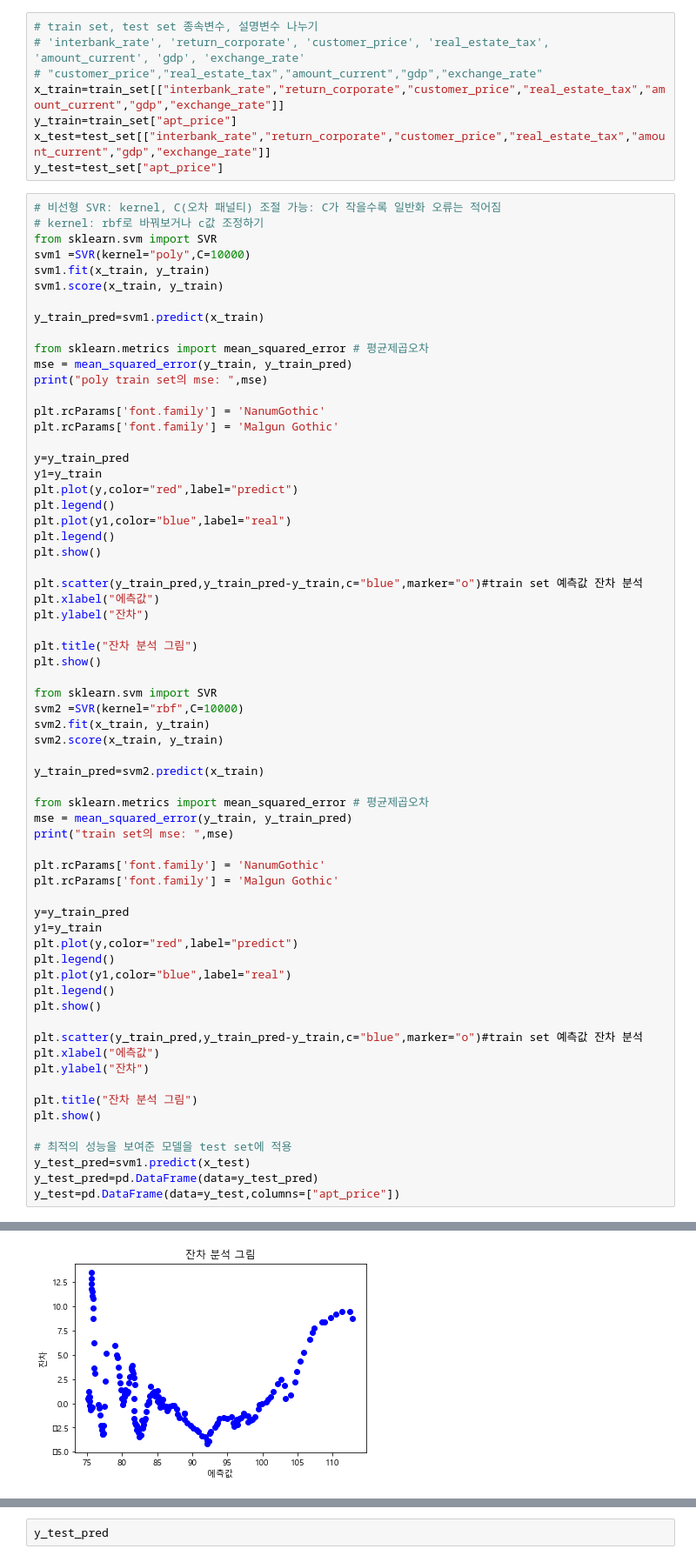
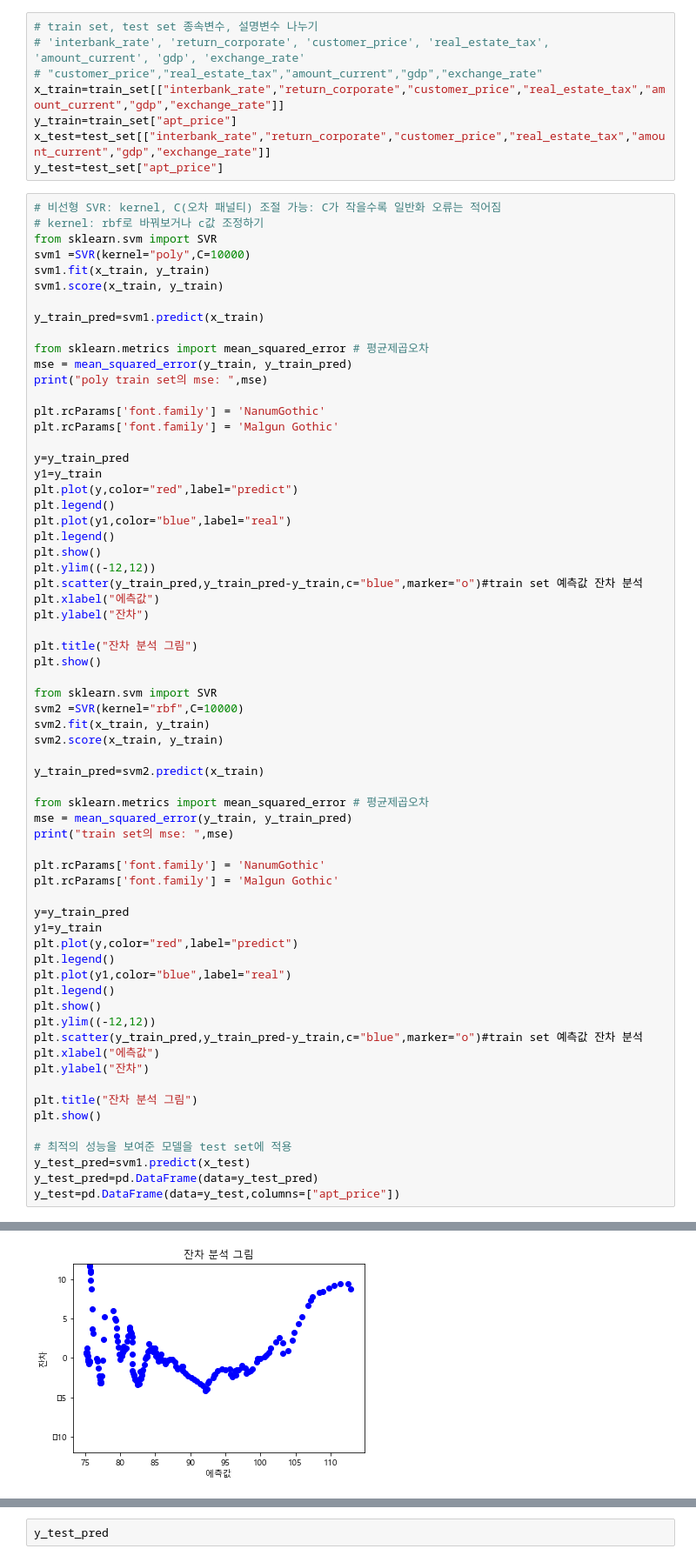
Before and after one commit to jjun-0824/-, a Jupyter notebook: 기말과제 코드.ipynb, the cells around one changed output, grey strips where cells are left out. Shown: that part at 87% size. Drawn from its saved outputs; the diff is of its cells as text.

```diff
--- a/기말과제 코드.ipynb
+++ b/기말과제 코드.ipynb
@@ -260,7 +260,7 @@ plt.legend()
 plt.plot(y1,color="blue",label="real")
 plt.legend()
 plt.show()
-
+plt.ylim((-12,12))
 plt.scatter(y_train_pred,y_train_pred-y_train,c="blue",marker="o")#train set 예측값 잔차 분석
 plt.xlabel("에측값")
 plt.ylabel("잔차")
@@ -276,34 +276,34 @@ svm2.score(x_train, y_train)
 y_train_pred=svm2.predict(x_train)
 
 from sklearn.metrics import mean_squared_error # 평균제곱오차
 mse = mean_squared_error(y_train, y_train_pred)
 print("train set의 mse: ",mse)
 
 plt.rcParams['font.family'] = 'NanumGothic'
 plt.rcParams['font.family'] = 'Malgun Gothic'
 
 y=y_train_pred
 y1=y_train
 plt.plot(y,color="red",label="predict")
 plt.legend()
 plt.plot(y1,color="blue",label="real")
 plt.legend()
 plt.show()
-
+plt.ylim((-12,12))
 plt.scatter(y_train_pred,y_train_pred-y_train,c="blue",marker="o")#train set 예측값 잔차 분석
 plt.xlabel("에측값")
 plt.ylabel("잔차")
 
 plt.title("잔차 분석 그림")
 plt.show()
 
 # 최적의 성능을 보여준 모델을 test set에 적용
 y_test_pred=svm1.predict(x_test)
 y_test_pred=pd.DataFrame(data=y_test_pred)
 y_test=pd.DataFrame(data=y_test,columns=["apt_price"])
 # %% [output]
 poly train set의 mse:  15.677587399414008
 [figure]
-[figure, old version]
+[figure, new version]
 train set의 mse:  2.7455661559683997
 [figure]
```
Also changed, not shown: parts of 12 cells of this notebook.
